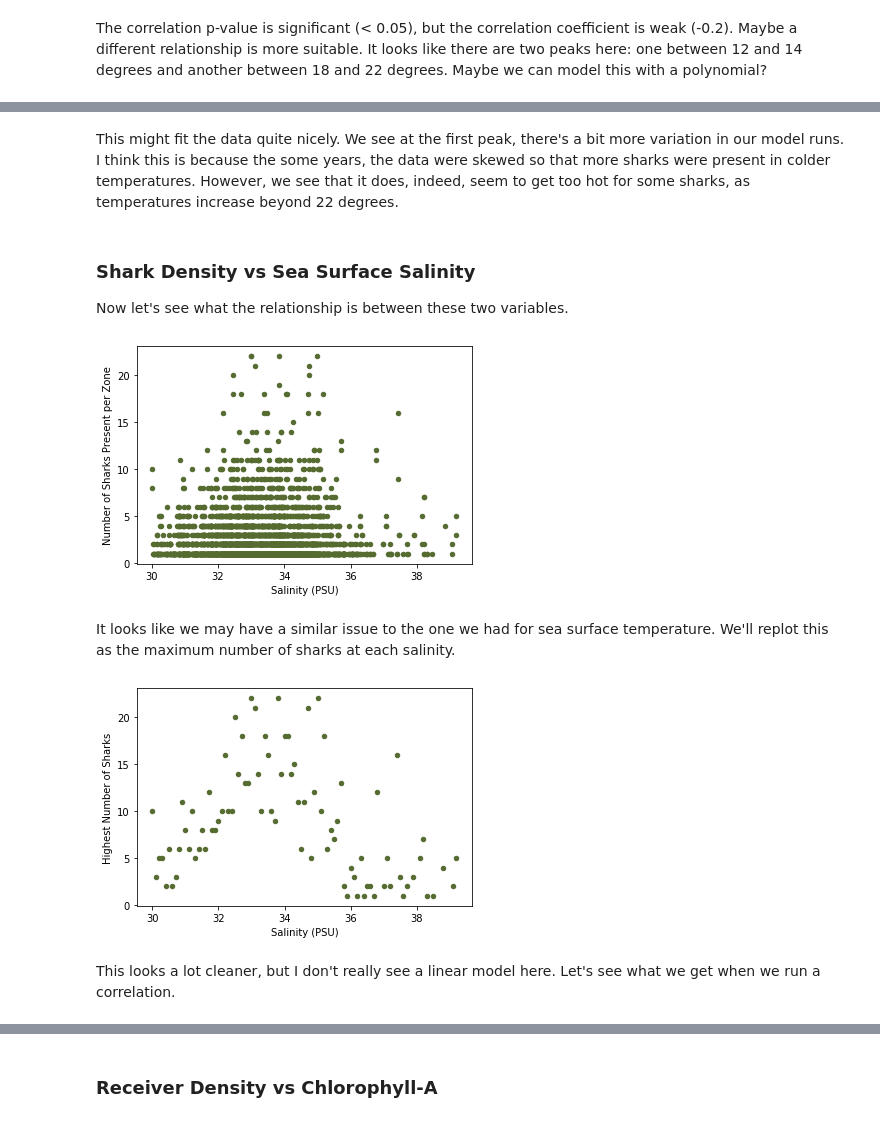
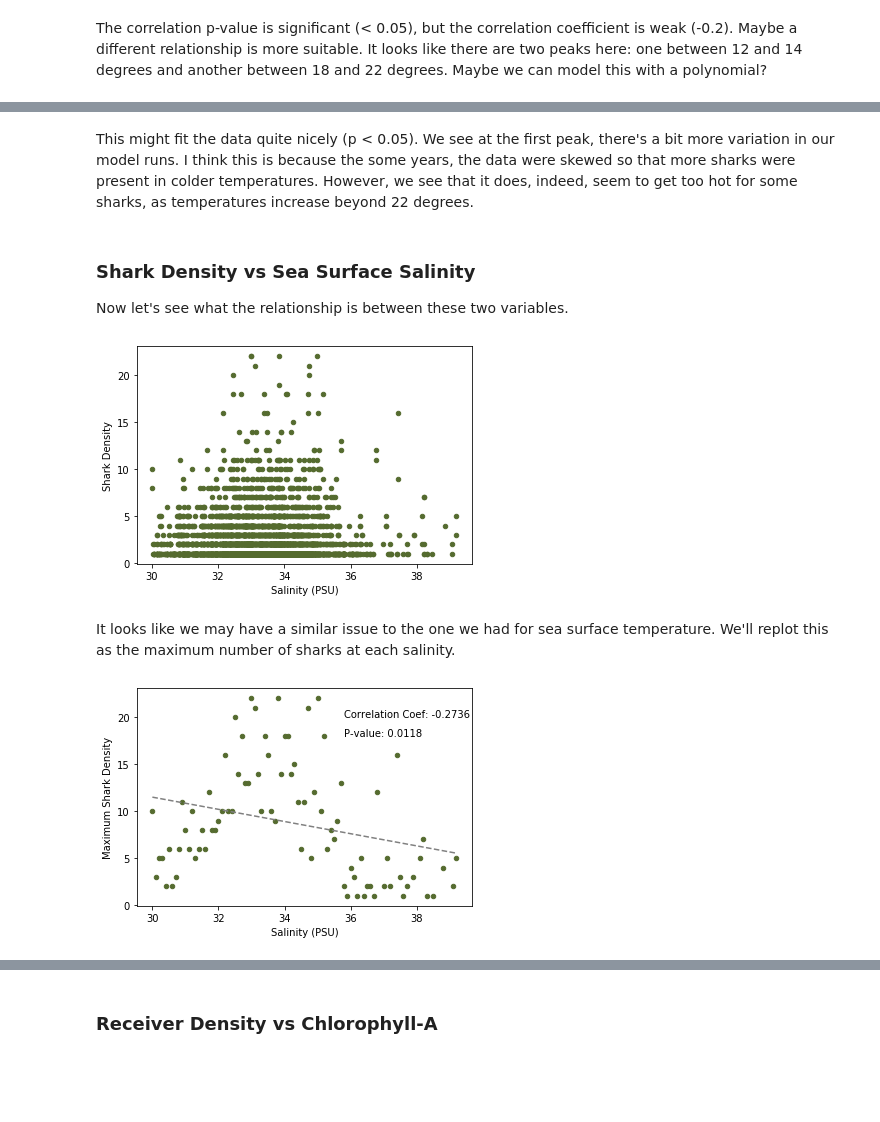
Before and after one commit to echelleburns/SpringBoard-Capstone1, a Jupyter notebook: Prelim_Data_Analysis/Preliminary_Data_Analyses.ipynb, the cells around one changed output, grey strips where cells are left out. Saved outputs shown, nothing was run; the diff lists cells and outputs as text; code cells hidden in the pictures; blank space fills up the shorter version.

```diff
--- a/Prelim_Data_Analysis/Preliminary_Data_Analyses.ipynb
+++ b/Prelim_Data_Analysis/Preliminary_Data_Analyses.ipynb
@@ -21,8 +22,13 @@ dat['Receiver_D'] = dat['Receiver_D'].astype('category') # turn receiver D into
 dat['Year'] = dat['Year'].astype('category') # turn into a category
 dat['Transmitter'] = pd.to_numeric(dat['Transmitter'], errors='coerce') # and make
     # sure that the 'Transmitter' (shark density) is numeric
-dat = dat[dat['Transmitter'] > 0] # Let's remove the 0s so that we can run the analyses
+
+dist_plot_data = dat.loc[:,:] # to plot the distributions of data next to the relationship
+    # plots
+
+dat = dat[dat['Transmitter'] > 0].reset_index(drop=True) # Let's remove the 0s so that we can run the analyses
     # properly.
+dat['Receiver_D'] = dat['Receiver_D'].cat.remove_unused_categories()
 # %% [markdown]
 ### Shark Density vs Receiver Density
 
@@ -258,5 +310,5 @@ plt.show()  # and show
 # %% [markdown]
-This might fit the data quite nicely. We see at the first peak, there's a bit more variation in our model runs. I think this is because the some years, the data were skewed so that more sharks were present in colder temperatures. However, we see that it does, indeed, seem to get too hot for some sharks, as temperatures increase beyond 22 degrees.
+This might fit the data quite nicely (p < 0.05). We see at the first peak, there's a bit more variation in our model runs. I think this is because the some years, the data were skewed so that more sharks were present in colder temperatures. However, we see that it does, indeed, seem to get too hot for some sharks, as temperatures increase beyond 22 degrees.
 # %% [markdown]
 ### Shark Density vs Sea Surface Salinity
 
@@ -265,26 +317,38 @@ Now let's see what the relationship is between these two variables.
 # Let's start by plotting it.
 dat.plot(x='Sal', y='Transmitter', kind='scatter', color='darkolivegreen')
 plt.xlabel('Salinity (PSU)')
-plt.ylabel('Number of Sharks Present per Zone')
+plt.ylabel('Shark Density')
 plt.show()
 # %% [output]
-[figure, old version]
+[figure, new version]
 # %% [markdown]
 It looks like we may have a similar issue to the one we had for sea surface temperature. We'll replot this as the maximum number of sharks at each salinity.
 # %%
 rounded['roundedSal'] = round(rounded['Sal'], ndigits=1) # let's add a rounded
     # salinity value to our rounded dataset
 
 sss_m = rounded[['Transmitter', 'roundedSal']].groupby('roundedSal').agg(max).fillna(0).reset_index()
     # and we'll create a new dataset that returns the largest
     # number of transmitters per salinity value
 
+# Regression line for plotting
+coefs = np.polyfit(sss_m['roundedSal'], sss_m['Transmitter'], 1)
+    # We're going to be testing a correlation so let's fit a 1st order polynomial to the data
+ffit = np.poly1d(coefs) # save the coefficients in 1d
+x = np.linspace(sss_m['roundedSal'].min(), sss_m['roundedSal'].max(), 100)
+    # generate x values
+
+# And we'll run a correlation just in case.
+ccoef = str(round(scipy.stats.pearsonr(sss_m['Transmitter'], sss_m['roundedSal'])[0], ndigits=4))
+p = str(round(scipy.stats.pearsonr(sss_m['Transmitter'], sss_m['roundedSal'])[1], ndigits=4))
+
 # Time to plot it
 sss_m.plot(x='roundedSal', y='Transmitter', kind='scatter', color='darkolivegreen')
+plt.plot(x, ffit(x), color='gray', linestyle='dashed') # and plot the regression line
+plt.text(35.8, 20, 'Correlation Coef: ' + ccoef )
+plt.text(35.8, 18, 'P-value: ' + p )
 plt.xlabel('Salinity (PSU)')
-plt.ylabel('Highest Number of Sharks')
+plt.ylabel('Maximum Shark Density')
 plt.show()
 # %% [output]
-[figure, old version]
+[figure, new version]
-# %% [markdown]
-This looks a lot cleaner, but I don't really see a linear model here. Let's see what we get when we run a correlation.
```
Also changed, not shown: parts of 47 cells of this notebook.
